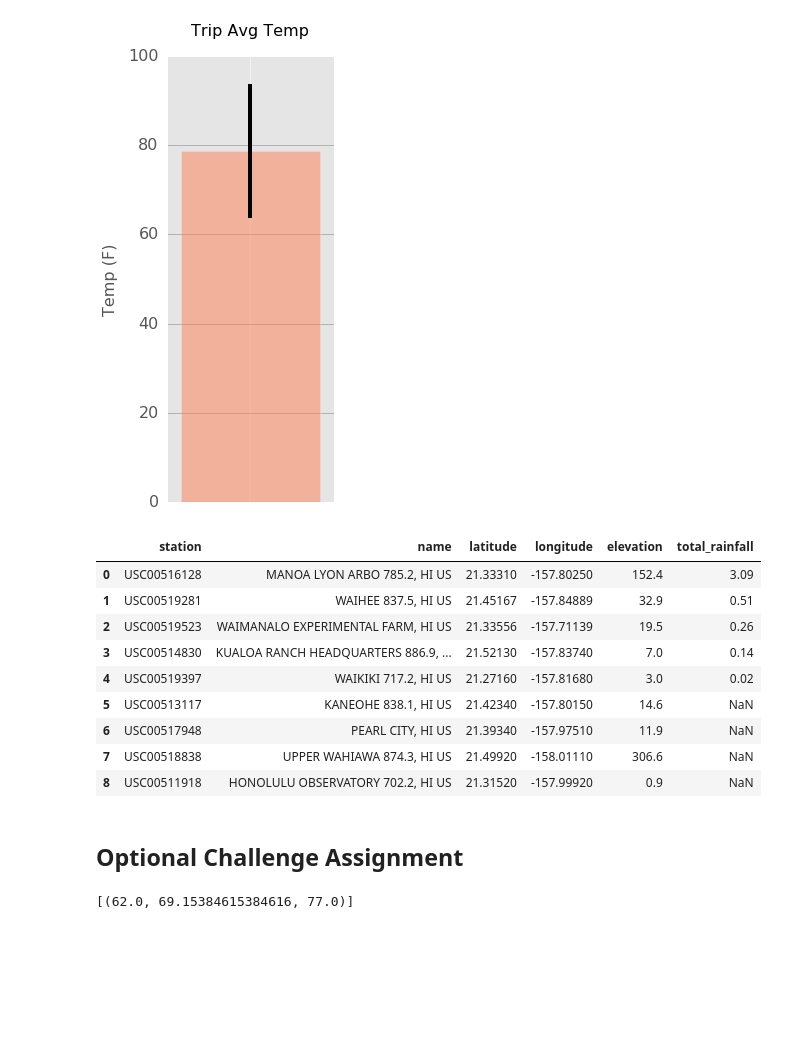
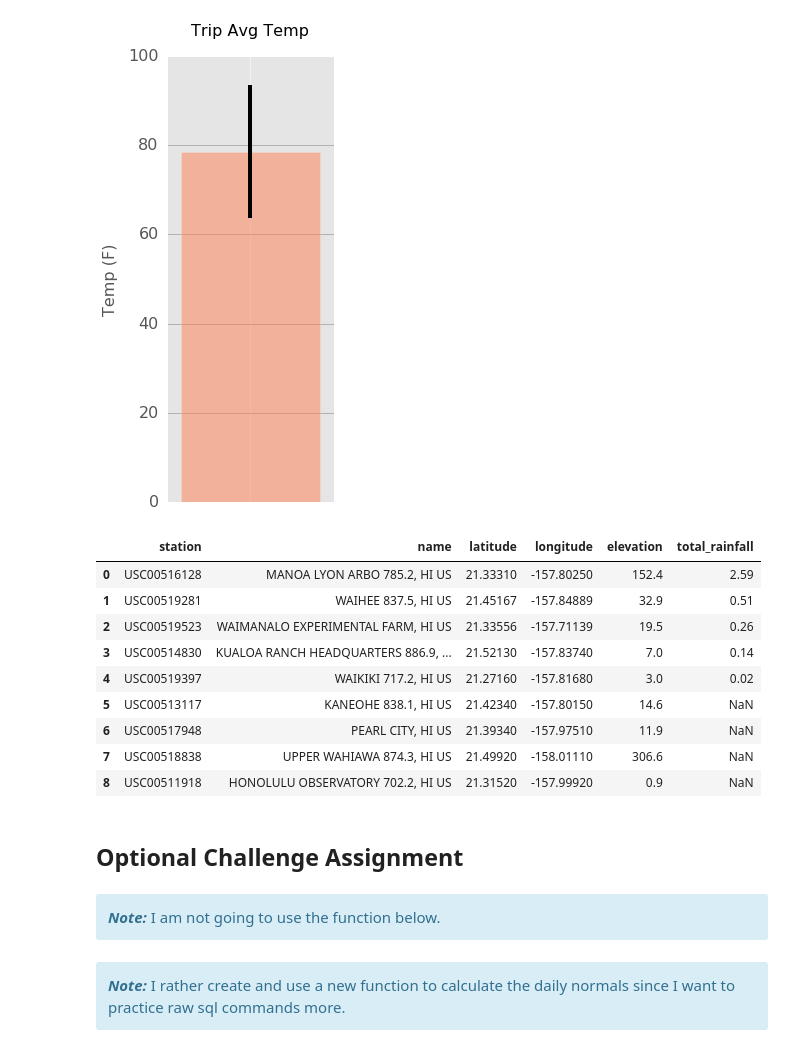
Before and after one commit to junwoo77lee/Advanced_data_storage_and_retrieval, a Jupyter notebook: climate_starter.ipynb, the cells around one changed output. Cells and saved outputs as stored; diff of their text form; code cells hidden in the pictures; blank space fills up the shorter version.

```diff
--- a/climate_starter.ipynb
+++ b/climate_starter.ipynb
@@ -223,30 +251,30 @@ ax.grid(axis='y', color='grey')
 # %%
 # Calculate the total amount of rainfall per weather station for your trip dates using the previous year's matching dates.
 # Sort this in descending order by precipitation amount and list the station, name, latitude, longitude, and elevation
 
 query = '''
         SELECT s.station,
                s.name,
                s.latitude,
                s.longitude,
                s.elevation,
                sq.total_rainfall
          FROM station AS s
          LEFT JOIN (SELECT m.station,
                            SUM(m.prcp) AS total_rainfall
                      FROM measurement AS m
                      WHERE m.date >= date('2017-08-07') AND
-                           m.date <= date('2017-08-22')
+                           m.date <= date('2017-08-21')
                      GROUP BY 1 ) AS sq
               ON s.station == sq.station
          ORDER BY 6 DESC
 '''
 
 rainfall_per_station_for_mytrip = pd.read_sql_query(query, engine)
 rainfall_per_station_for_mytrip
 # %% [output]
 |  | station | name | latitude | longitude | elevation | total_rainfall |
-| 0 | USC00516128 | MANOA LYON ARBO 785.2, HI US | 21.33310 | -157.80250 | 152.4 | 3.09 |
+| 0 | USC00516128 | MANOA LYON ARBO 785.2, HI US | 21.33310 | -157.80250 | 152.4 | 2.59 |
 | 1 | USC00519281 | WAIHEE 837.5, HI US | 21.45167 | -157.84889 | 32.9 | 0.51 |
 | 2 | USC00519523 | WAIMANALO EXPERIMENTAL FARM, HI US | 21.33556 | -157.71139 | 19.5 | 0.26 |
 | 3 | USC00514830 | KUALOA RANCH HEADQUARTERS 886.9, ... | 21.52130 | -157.83740 | 7.0 | 0.14 |
@@ -257,6 +285,10 @@ rainfall_per_station_for_mytrip
 | 8 | USC00511918 | HONOLULU OBSERVATORY 702.2, HI US | 21.31520 | -157.99920 | 0.9 | NaN |
 # %% [markdown]
 ## Optional Challenge Assignment
+# %% [markdown]
+<div class="alert alert-block alert-info">
+<b><i>Note:</i></b> I am not going to use the function below.
+</div>
 # %%
 # Create a query that will calculate the daily normals
 # (i.e. the averages for tmin, tmax, and tavg for all historic data matching a specific month and day)
@@ -275,6 +307,8 @@ def daily_normals(date):
     sel = [func.min(Measurement.tobs), func.avg(Measurement.tobs), func.max(Measurement.tobs)]
     return session.query(*sel).filter(func.strftime("%m-%d", Measurement.date) == date).all()
 
-daily_normals("01-01")
+# daily_normals("01-01")
-# %% [output]
-[(62.0, 69.15384615384616, 77.0)]
+# %% [markdown]
+<div class="alert alert-block alert-info">
+<b><i>Note:</i></b> I rather create and use a new function to calculate the daily normals since I want to practice raw sql commands more.
+</div>
```
Also changed, not shown: parts of 17 cells of this notebook.
